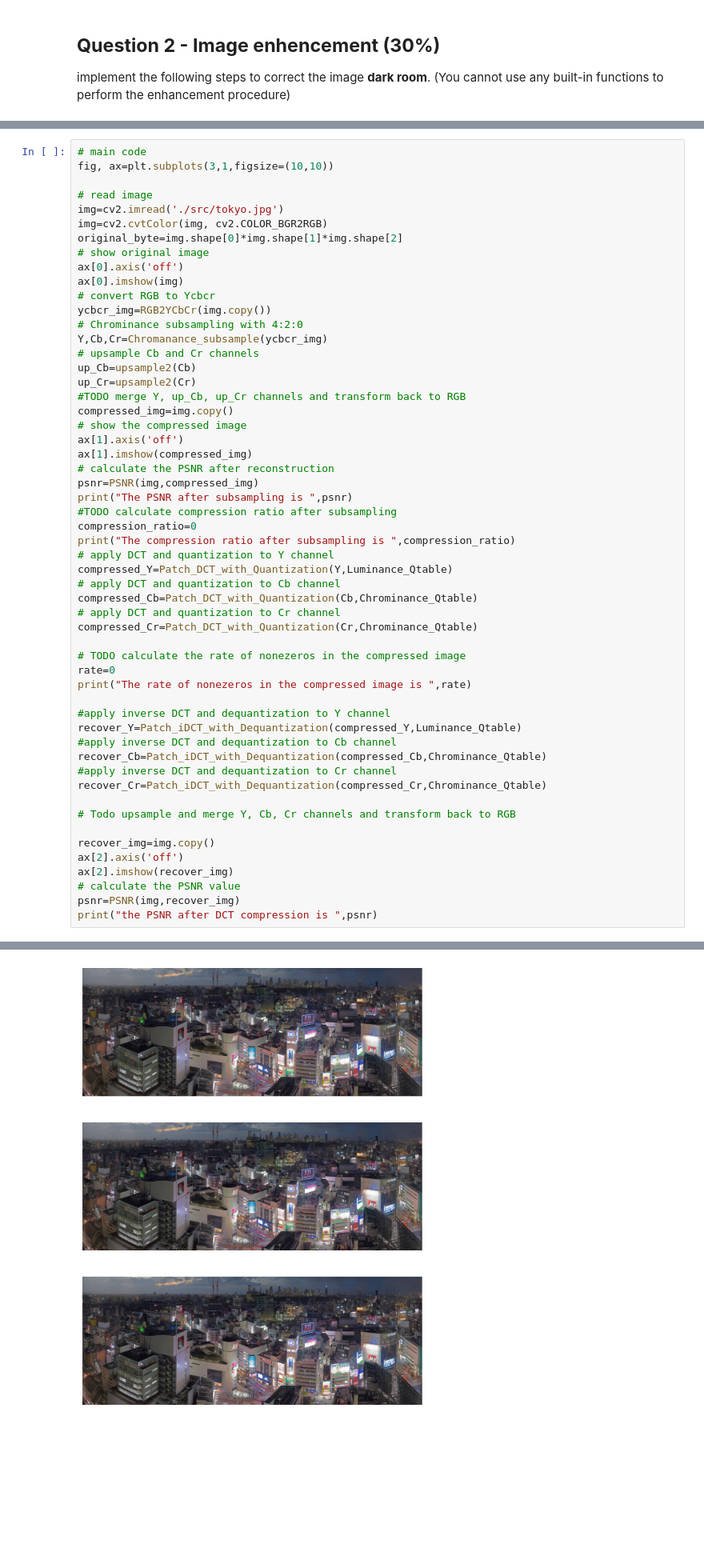
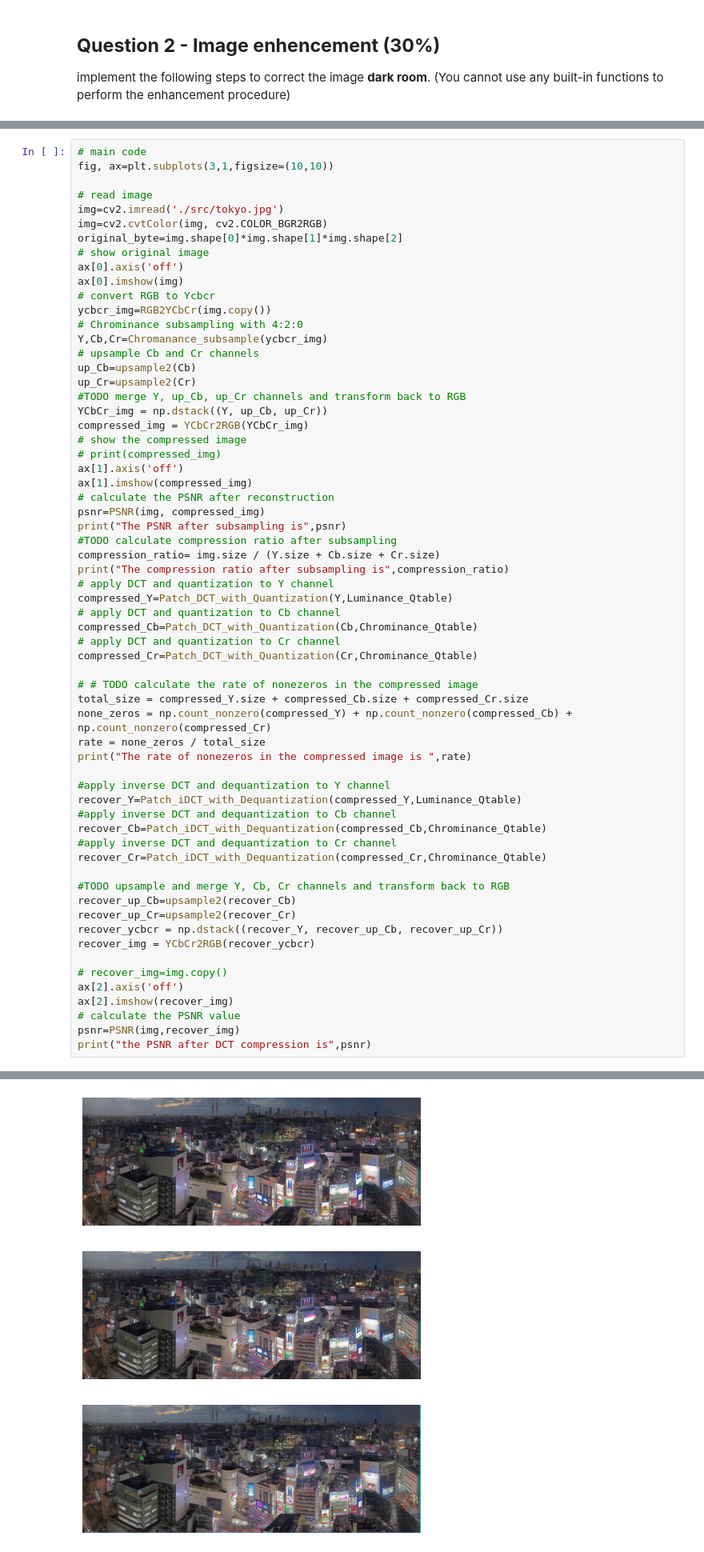
Before and after one commit to huiyuiui/MultimediaHw, a Jupyter notebook: HW1/HW1.ipynb, the cells around one changed output, grey strips where cells are left out. Shown at 80% size. Drawn from its saved outputs; the diff is of its cells as text; blank space fills up the shorter version.

```diff
--- a/HW1/HW1.ipynb
+++ b/HW1/HW1.ipynb
@@ -309,16 +371,18 @@ Y,Cb,Cr=Chromanance_subsample(ycbcr_img)
 up_Cb=upsample2(Cb)
 up_Cr=upsample2(Cr)
 #TODO merge Y, up_Cb, up_Cr channels and transform back to RGB
-compressed_img=img.copy()
+YCbCr_img = np.dstack((Y, up_Cb, up_Cr))
+compressed_img = YCbCr2RGB(YCbCr_img)
 # show the compressed image
+# print(compressed_img)
 ax[1].axis('off')
 ax[1].imshow(compressed_img)
 # calculate the PSNR after reconstruction
-psnr=PSNR(img,compressed_img)
-print("The PSNR after subsampling is ",psnr)
+psnr=PSNR(img, compressed_img)
+print("The PSNR after subsampling is",psnr)
 #TODO calculate compression ratio after subsampling
-compression_ratio=0
-print("The compression ratio after subsampling is ",compression_ratio)
+compression_ratio= img.size / (Y.size + Cb.size + Cr.size)
+print("The compression ratio after subsampling is",compression_ratio)
 # apply DCT and quantization to Y channel
 compressed_Y=Patch_DCT_with_Quantization(Y,Luminance_Qtable)
 # apply DCT and quantization to Cb channel
@@ -326,8 +390,10 @@ compressed_Cb=Patch_DCT_with_Quantization(Cb,Chrominance_Qtable)
 # apply DCT and quantization to Cr channel
 compressed_Cr=Patch_DCT_with_Quantization(Cr,Chrominance_Qtable)
 
-# TODO calculate the rate of nonezeros in the compressed image
-rate=0
+# # TODO calculate the rate of nonezeros in the compressed image
+total_size = compressed_Y.size + compressed_Cb.size + compressed_Cr.size
+none_zeros = np.count_nonzero(compressed_Y) + np.count_nonzero(compressed_Cb) + np.count_nonzero(compressed_Cr)
+rate = none_zeros / total_size
 print("The rate of nonezeros in the compressed image is ",rate)
 
 #apply inverse DCT and dequantization to Y channel
@@ -337,12 +403,16 @@ recover_Cb=Patch_iDCT_with_Dequantization(compressed_Cb,Chrominance_Qtable)
 #apply inverse DCT and dequantization to Cr channel
 recover_Cr=Patch_iDCT_with_Dequantization(compressed_Cr,Chrominance_Qtable)
 
-# Todo upsample and merge Y, Cb, Cr channels and transform back to RGB
+#TODO upsample and merge Y, Cb, Cr channels and transform back to RGB
+recover_up_Cb=upsample2(recover_Cb)
+recover_up_Cr=upsample2(recover_Cr)
+recover_ycbcr = np.dstack((recover_Y, recover_up_Cb, recover_up_Cr))
+recover_img = YCbCr2RGB(recover_ycbcr)
 
-recover_img=img.copy()
+# recover_img=img.copy()
 ax[2].axis('off')
 ax[2].imshow(recover_img)
 # calculate the PSNR value
 psnr=PSNR(img,recover_img)
-print("the PSNR after DCT compression is ",psnr)
+print("the PSNR after DCT compression is",psnr)
 # %% [output]
@@ -353 +423 @@ the PSNR after DCT compression is  0
-[figure, old version]
+[figure, new version]
```
Also changed, not shown: parts of 4 cells of this notebook.
